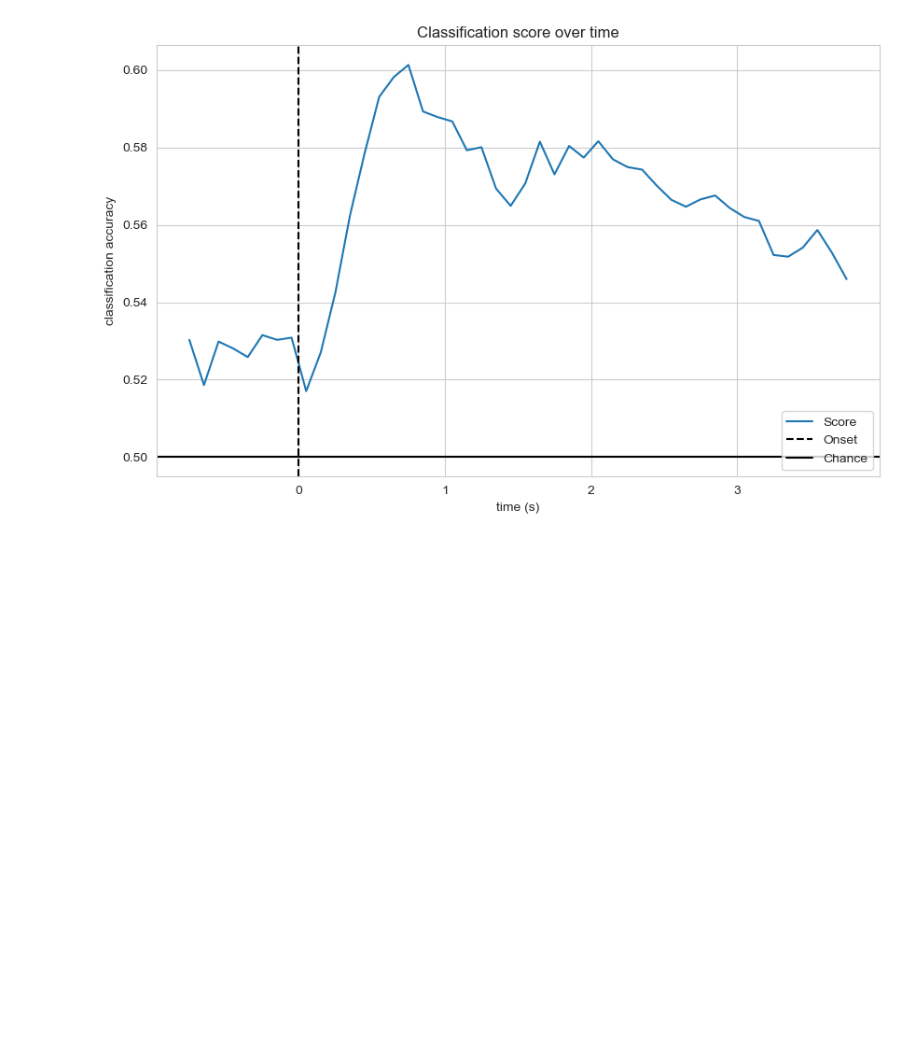
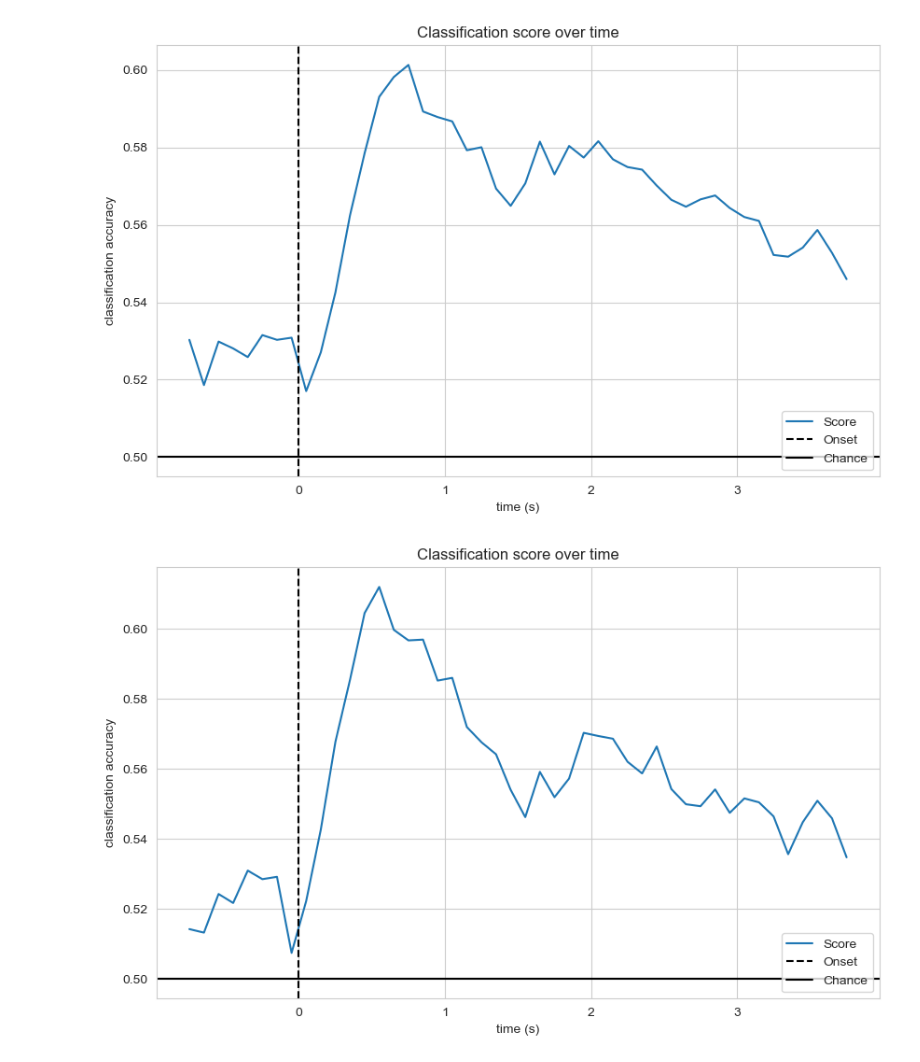
Before and after one commit to MasterExecuson/Data_Science, a Jupyter notebook: code/novos modelos e tratamentos de dados/TCC - epochs processing.ipynb, the cells around one changed output. Cells and saved outputs as stored; diff of their text form; code cells hidden in the pictures; blank space fills up the shorter version.

```diff
--- a/code/novos modelos e tratamentos de dados/TCC - epochs processing.ipynb
+++ b/code/novos modelos e tratamentos de dados/TCC - epochs processing.ipynb
@@ -65,7 +65,7 @@ for subject in subjects_range:
             raw = mne.io.read_raw_edf(fileName,preload=True, verbose=0)
         else:
             new_raw = mne.io.read_raw_edf(fileName,preload=True, verbose=0)
-            raw,_ = mne.io.concatenate_raws([raw, new_raw])
+            raw = mne.io.concatenate_raws([raw, new_raw])
 # %%
 raw_backup = raw.copy()
 # %%
@@ -157,8 +157,8 @@ epochs_data_train.shape
 # %% [output]
 (4489, 64, 481)
 # %%
-X_train, X_val, y_train, y_val = train_test_split(epochs_data_train, labels, test_size=0.3,shuffle = False, random_state=42)
-X_train, X_test, y_train, y_test = train_test_split(X_train, y_train, test_size=0.3,shuffle = False, random_state=42)
+X_train_full, X_val, y_train_full, y_val = train_test_split(epochs_data_train, labels, test_size=0.3,shuffle = False, random_state=42)
+X_train, X_test, y_train, y_test = train_test_split(X_train_full, y_train_full, test_size=0.2,shuffle = False, random_state=42)
 # %%
 pca = PCA()
 for event in X_train:
@@ -210,5 +238,7 @@ csp4.fit(X_train, y_train)
 # %%
-transform_list = []
-for event in X_train:
-    transform_list.append(pca15.transform(event.T))
-transform_list = np.stack(transform_list, axis=2)
+def transform_pca(array,pca):
+    transform_list = []
+    for event in array:
+        transform_list.append(pca.transform(event.T))
+    transform_list = np.stack(transform_list, axis=2)
+    return transform_list.T
@@ -219,3 +245,7 @@ pca15_csp4.fit(transform_list.T, y_train)
+# %%
+def transform_pca_csp(array,pca,csp):
+
+    return csp.transform(transform_pca(array,pca))
 # %%
 umap15_unsup = UMAP(n_components=15,random_state=42,n_neighbors=30,min_dist=0.05)
 for event in X_train:
@@ -284,3 +314,50 @@ plt.show()
 # %% [output]
 [figure]
 [figure]
+# %%
+epochs_data = epochs.get_data()
+epochs_data_train = epochs_train.get_data()
+cv = ShuffleSplit(10, test_size=0.2, random_state=42)
+cv_split = cv.split(epochs_data_train)
+sfreq = raw.info["sfreq"]
+w_length = int(sfreq * 0.5)  # running classifier: window length
+w_step = int(sfreq * 0.1)  # running classifier: window step size
+w_start = np.arange(0, epochs_data.shape[2] - w_length, w_step)
+lda = LinearDiscriminantAnalysis()
+
+scores_windows = []
+
+for train_idx, test_idx in cv_split:
+    y_train, y_test = labels[train_idx], labels[test_idx]
+
+    X_train = transform_pca_csp(epochs_data_train[train_idx],pca15,pca15_csp4)
+
+    # fit classifier
+    lda.fit(X_train, y_train)
+
+cv_split = cv.split(epochs_data_train)
+
+for train_idx, test_idx in cv_split:
+    y_train, y_test = labels[train_idx], labels[test_idx]
+    # running classifier: test classifier on sliding window
+    score_this_window = []
+    for n in w_start:
+        X_test = transform_pca_csp(epochs_data[test_idx][:, :, n : (n + w_length)],pca15,pca15_csp4)
+        score_this_window.append(lda.score(X_test, y_test))
+    scores_windows.append(score_this_window)
+
+
+# Plot scores over time
+w_times = (w_start + w_length / 2.0) / sfreq + epochs.tmin
+
+plt.figure()
+plt.plot(w_times, np.mean(scores_windows, 0), label="Score")
+plt.axvline(0, linestyle="--", color="k", label="Onset")
+plt.axhline(0.5, linestyle="-", color="k", label="Chance")
+plt.xlabel("time (s)")
+plt.ylabel("classification accuracy")
+plt.title("Classification score over time")
+plt.legend(loc="lower right")
+plt.show()
+# %% [output]
+[figure, added]
```
Also changed, not shown: parts of 3 cells of this notebook.
